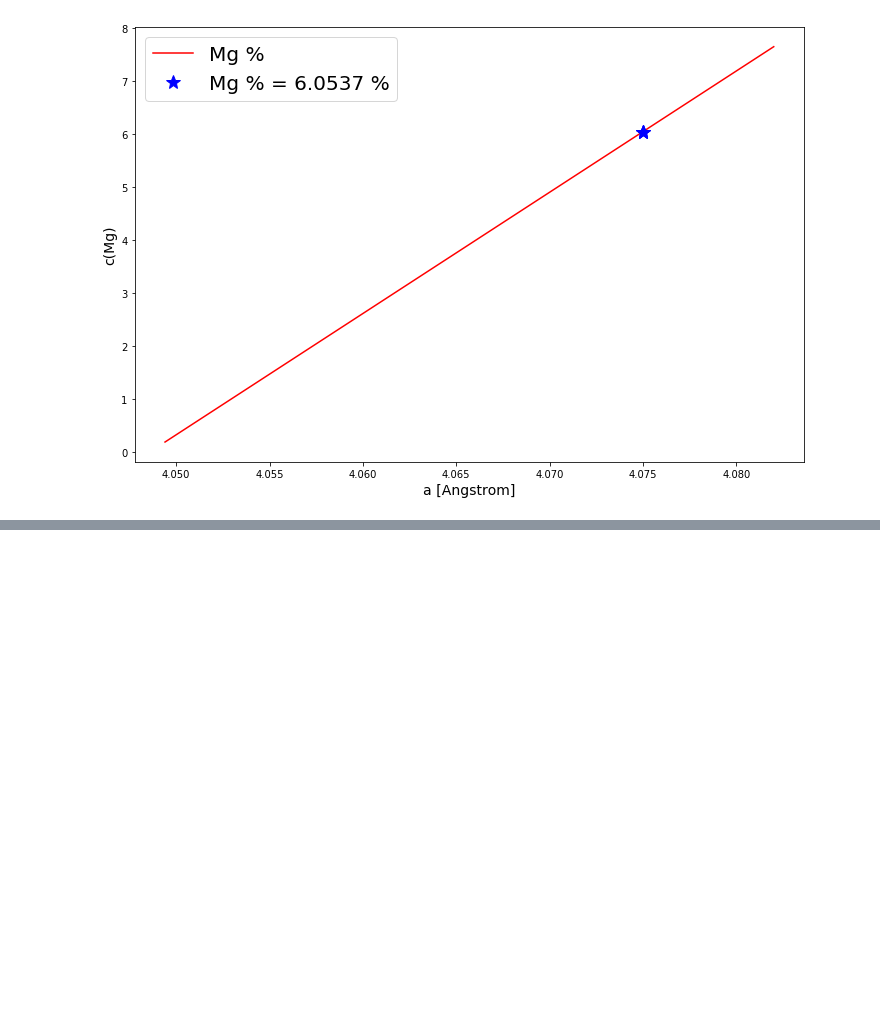
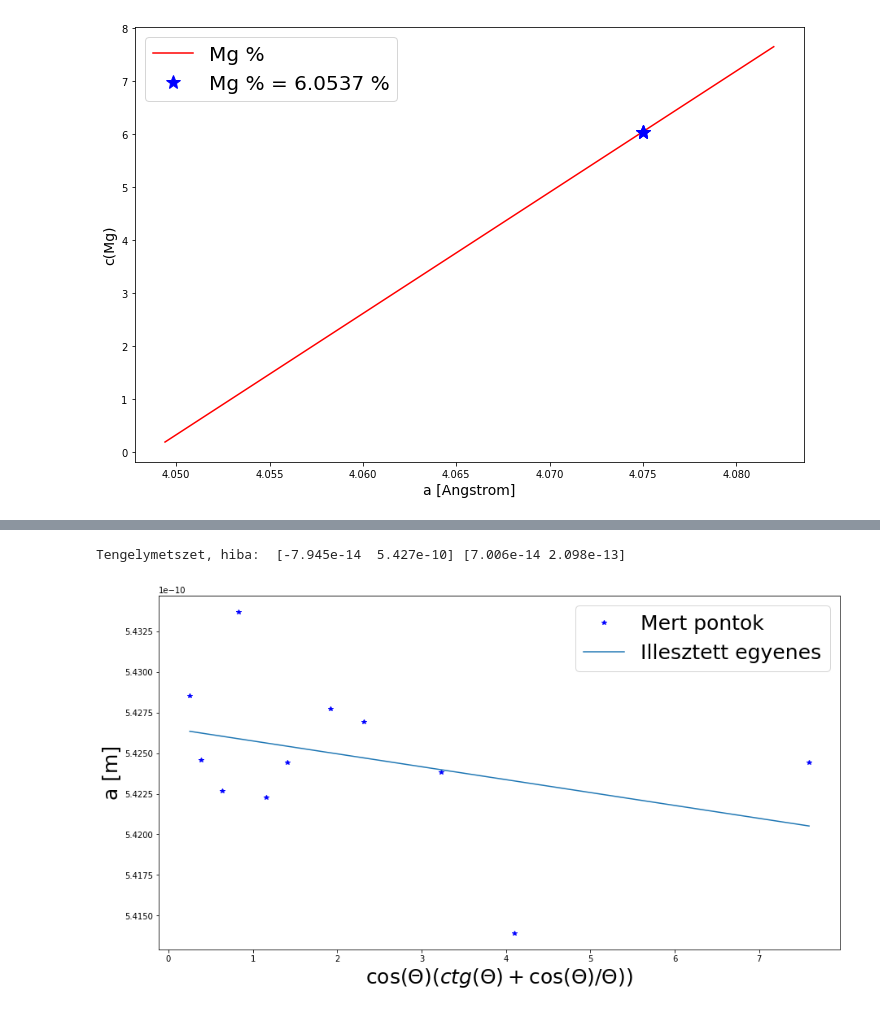
Before and after one commit to szigeti996/kvml, a Jupyter notebook: rtg/rtg.ipynb, the cells around one changed output, grey strips where cells are left out. Drawn from its saved outputs; the diff is of its cells as text; code cells hidden in the pictures; blank space fills up the shorter version.

```diff
--- a/rtg/rtg.ipynb
+++ b/rtg/rtg.ipynb
@@ -101,0 +131,30 @@ savefig('./konc.png')
+# %%
+def hocuspocus(theta):
+    thetan = np.radians(theta)
+    return np.cos(thetan)*(1/np.tan(thetan) + np.cos(thetan)/thetan)
+
+plt.figure(figsize(15,8))
+
+plt.plot(hocuspocus(theta), ahkl,'b*')
+
+from scipy.optimize import curve_fit
+
+def egyenes(x, m, b):
+    return m*x + b
+
+popt, pcov = curve_fit(egyenes, hocuspocus(theta), ahkl)
+perr = sqrt(diag(pcov))
+
+plt.plot(hocuspocus(theta), egyenes(hocuspocus(theta), *popt))
+
+xlabel('$\cos(\Theta)(ctg(\Theta) + \cos(\Theta)/\Theta))$',fontsize=25)
+ylabel('a [m]',fontsize=25)
+
+plt.legend(('Mert pontok','Illesztett egyenes'), loc='upper right', fontsize=25)
+
+print('Tengelymetszet, hiba: ',popt, perr)
+
+savefig('./egyenesSi.png')
+# %% [output]
+Tengelymetszet, hiba:  [-7.945e-14  5.427e-10] [7.006e-14 2.098e-13]
+[figure, added]
```
Also changed, not shown: parts of 3 cells of this notebook, 5 other files.
